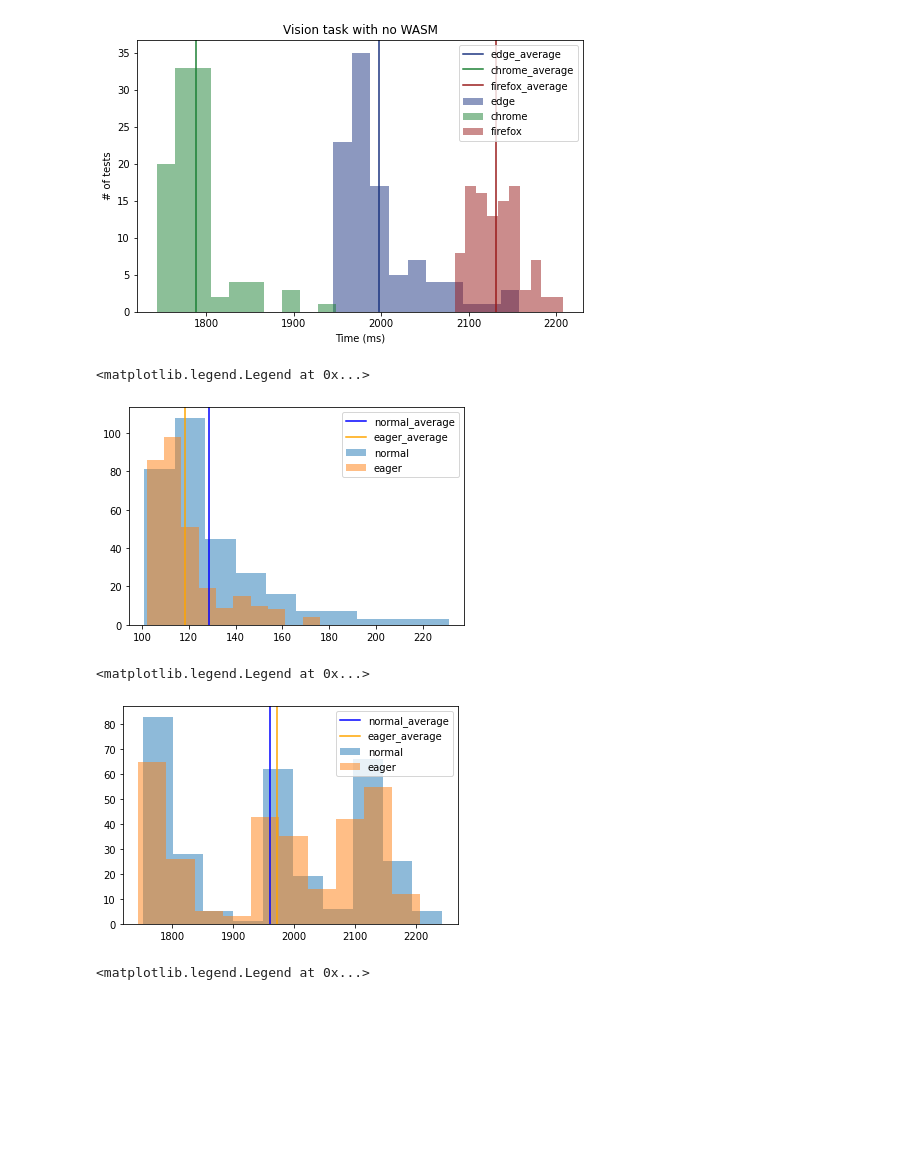
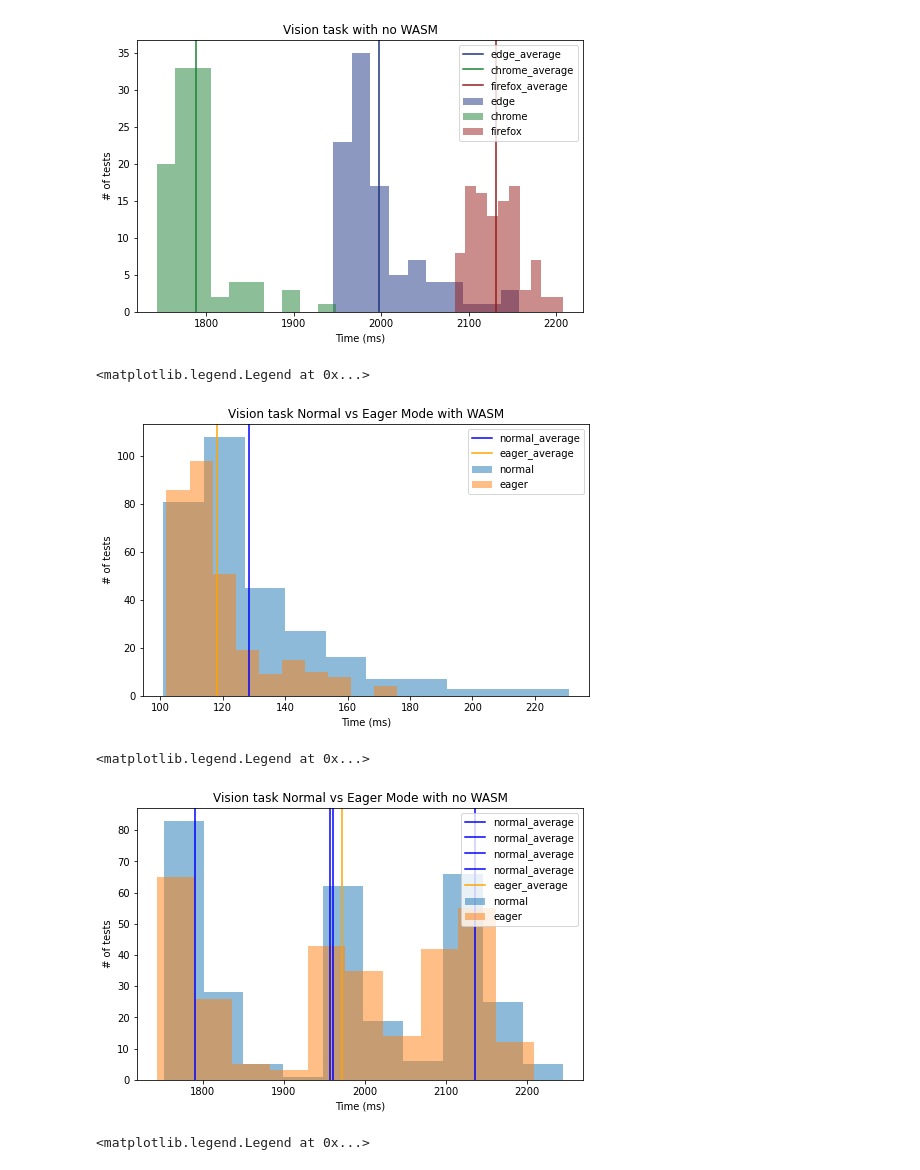
Before and after one commit to woodyhoko/tfjs_wasm, a Jupyter notebook: test.ipynb, the cells around one changed output. Cells and saved outputs as stored; diff of their text form; code cells hidden in the pictures; blank space fills up the shorter version.

Commit message:
update graph

```diff
--- a/test.ipynb
+++ b/test.ipynb
@@ -129,3 +129,10 @@ for backend in ["wasm", "cpu"]:
             if backend+"_"+mode not in firefox_data_nlp:
                 firefox_data_nlp[backend+"_"+mode] = []
             firefox_data_nlp[backend+"_"+mode] += result
+# %%
+all_data = {"edge_data_vision":edge_data_vision,
+                 "chrome_data_vision":chrome_data_vision,
+                 "firefox_data_vision":firefox_data_vision,
+                 "edge_data_nlp":edge_data_nlp,
+                 "chrome_data_nlp":chrome_data_nlp,
+                 "firefox_data_nlp":firefox_data_nlp}
@@ -132,11 +141,8 @@ for backend in ["wasm", "cpu"]:
 # %%
-import pickle
 with open('test_result.pkl', 'wb') as file:
     # A new file will be created
-    pickle.dump({"edge_data_vision":edge_data_vision,
-                 "chrome_data_vision":chrome_data_vision,
-                 "firefox_data_vision":firefox_data_vision,
-                 "edge_data_nlp":edge_data_nlp,
-                 "chrome_data_nlp":chrome_data_nlp,
-                 "firefox_data_nlp":firefox_data_nlp}, file)
+    pickle.dump(all_data, file)
+# %%
+with open('test_result.pkl', 'rb') as file:
+    all_data = pickle.load(file)
 # %%
@@ -227,27 +233,41 @@ plt.legend()
 <matplotlib.legend.Legend at 0x...>
 [figure]
 # %%
-plt.hist(edge_data_vision["wasm_normal"]+chrome_data_vision["wasm_normal"]+firefox_data_vision["wasm_normal"], alpha=.5, bins=10, label="normal")
-plt.hist(edge_data_vision["wasm_eager"]+chrome_data_vision["wasm_eager"]+firefox_data_vision["wasm_eager"], alpha=.5, bins=10, label="eager")
-plt.axvline(sum(edge_data_vision["wasm_normal"]+chrome_data_vision["wasm_normal"]+firefox_data_vision["wasm_normal"])/
-            len(edge_data_vision["wasm_normal"]+chrome_data_vision["wasm_normal"]+firefox_data_vision["wasm_normal"]), c='b', label="normal_average")
-plt.axvline(sum(edge_data_vision["wasm_eager"]+chrome_data_vision["wasm_eager"]+firefox_data_vision["wasm_eager"])/
-            len(edge_data_vision["wasm_eager"]+chrome_data_vision["wasm_eager"]+firefox_data_vision["wasm_eager"]), c='orange', label="eager_average")
+plt.figure(figsize=(8,5))
+plt.hist(all_data['edge_data_vision']["wasm_normal"]+all_data['chrome_data_vision']["wasm_normal"]+all_data['firefox_data_vision']["wasm_normal"], alpha=.5, bins=10, label="normal")
+plt.hist(all_data['edge_data_vision']["wasm_eager"]+all_data['chrome_data_vision']["wasm_eager"]+all_data['firefox_data_vision']["wasm_eager"], alpha=.5, bins=10, label="eager")
+plt.axvline(sum(all_data['edge_data_vision']["wasm_normal"]+all_data['chrome_data_vision']["wasm_normal"]+all_data['firefox_data_vision']["wasm_normal"])/
+            len(all_data['edge_data_vision']["wasm_normal"]+all_data['chrome_data_vision']["wasm_normal"]+all_data['firefox_data_vision']["wasm_normal"]), c='b', label="normal_average")
+plt.axvline(sum(all_data['edge_data_vision']["wasm_eager"]+all_data['chrome_data_vision']["wasm_eager"]+all_data['firefox_data_vision']["wasm_eager"])/
+            len(all_data['edge_data_vision']["wasm_eager"]+all_data['chrome_data_vision']["wasm_eager"]+all_data['firefox_data_vision']["wasm_eager"]), c='orange', label="eager_average")
+plt.title("Vision task Normal vs Eager Mode with WASM")
+plt.xlabel("Time (ms)")
+plt.ylabel("# of tests")
 plt.legend()
 # %% [output]
 <matplotlib.legend.Legend at 0x...>
-[figure, old version]
+[figure, new version]
 # %%
-plt.hist(edge_data_vision["cpu_normal"]+chrome_data_vision["cpu_normal"]+firefox_data_vision["cpu_normal"], alpha=.5, bins=10, label="normal")
-plt.hist(edge_data_vision["cpu_eager"]+chrome_data_vision["cpu_eager"]+firefox_data_vision["cpu_eager"], alpha=.5, bins=10, label="eager")
-plt.axvline(sum(edge_data_vision["cpu_normal"]+chrome_data_vision["cpu_normal"]+firefox_data_vision["cpu_normal"])/
-            len(edge_data_vision["cpu_normal"]+chrome_data_vision["cpu_normal"]+firefox_data_vision["cpu_normal"]), c='b', label="normal_average")
-plt.axvline(sum(edge_data_vision["cpu_eager"]+chrome_data_vision["cpu_eager"]+firefox_data_vision["cpu_eager"])/
-            len(edge_data_vision["cpu_eager"]+chrome_data_vision["cpu_eager"]+firefox_data_vision["cpu_eager"]), c='orange', label="eager_average")
+plt.figure(figsize=(8,5))
+plt.hist(all_data['edge_data_vision']["cpu_normal"]+all_data['chrome_data_vision']["cpu_normal"]+all_data['firefox_data_vision']["cpu_normal"], alpha=.5, bins=10, label="normal")
+plt.hist(all_data['edge_data_vision']["cpu_eager"]+all_data['chrome_data_vision']["cpu_eager"]+all_data['firefox_data_vision']["cpu_eager"], alpha=.5, bins=10, label="eager")
+# plt.axvline(sum(all_data['edge_data_vision']["cpu_normal"]+all_data['chrome_data_vision']["cpu_normal"]+all_data['firefox_data_vision']["cpu_normal"])/
+#             len(all_data['edge_data_vision']["cpu_normal"]+all_data['chrome_data_vision']["cpu_normal"]+all_data['firefox_data_vision']["cpu_normal"]), c='b', label="normal_average")
+plt.axvline(sum(all_data['edge_data_vision']["cpu_normal"])/
+            len(all_data['edge_data_vision']["cpu_normal"]), c='b', label="normal_average")
+plt.axvline(sum(all_data['chrome_data_vision']["cpu_normal"])/
+            len(all_data['chrome_data_vision']["cpu_normal"]), c='b', label="normal_average")
+plt.axvline(sum(all_data['firefox_data_vision']["cpu_normal"])/
+            len(all_data['firefox_data_vision']["cpu_normal"]), c='b', label="normal_average")
+plt.axvline(sum(all_data['edge_data_vision']["cpu_eager"]+all_data['chrome_data_vision']["cpu_eager"]+all_data['firefox_data_vision']["cpu_eager"])/
+            len(all_data['edge_data_vision']["cpu_eager"]+all_data['chrome_data_vision']["cpu_eager"]+all_data['firefox_data_vision']["cpu_eager"]), c='orange', label="eager_average")
+plt.title("Vision task Normal vs Eager Mode with no WASM")
+plt.xlabel("Time (ms)")
+plt.ylabel("# of tests")
 plt.legend()
 # %% [output]
 <matplotlib.legend.Legend at 0x...>
-[figure, old version]
+[figure, new version]
 # %%
 plt.scatter(range(len(edge_data_nlp["wasm_normal"])), edge_data_nlp["wasm_normal"], s=15, label="edge_norm")
 plt.scatter(range(len(edge_data_nlp["wasm_eager"])), edge_data_nlp["wasm_eager"], s=15, label="edge_eager")
```
Also changed, not shown: parts of 6 cells of this notebook, 2 other files.
